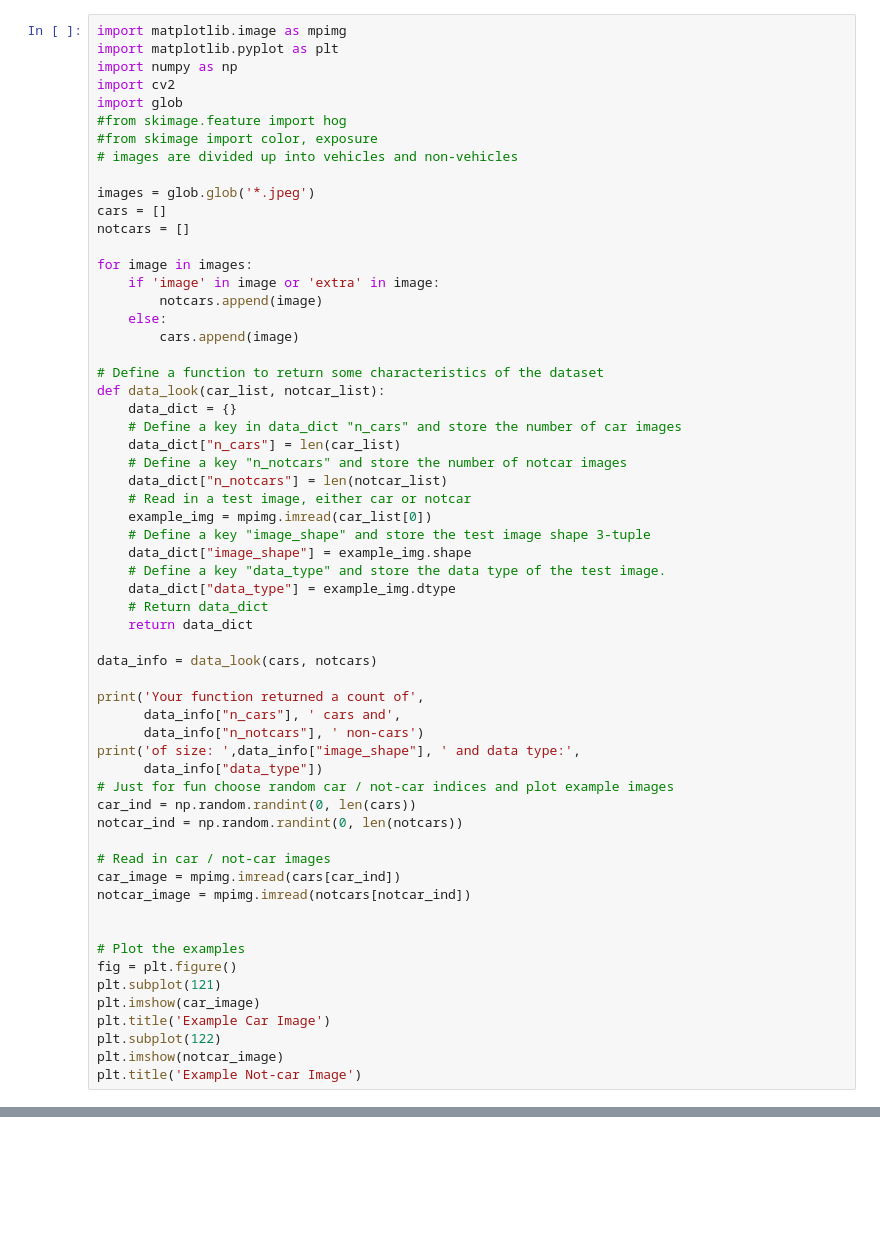
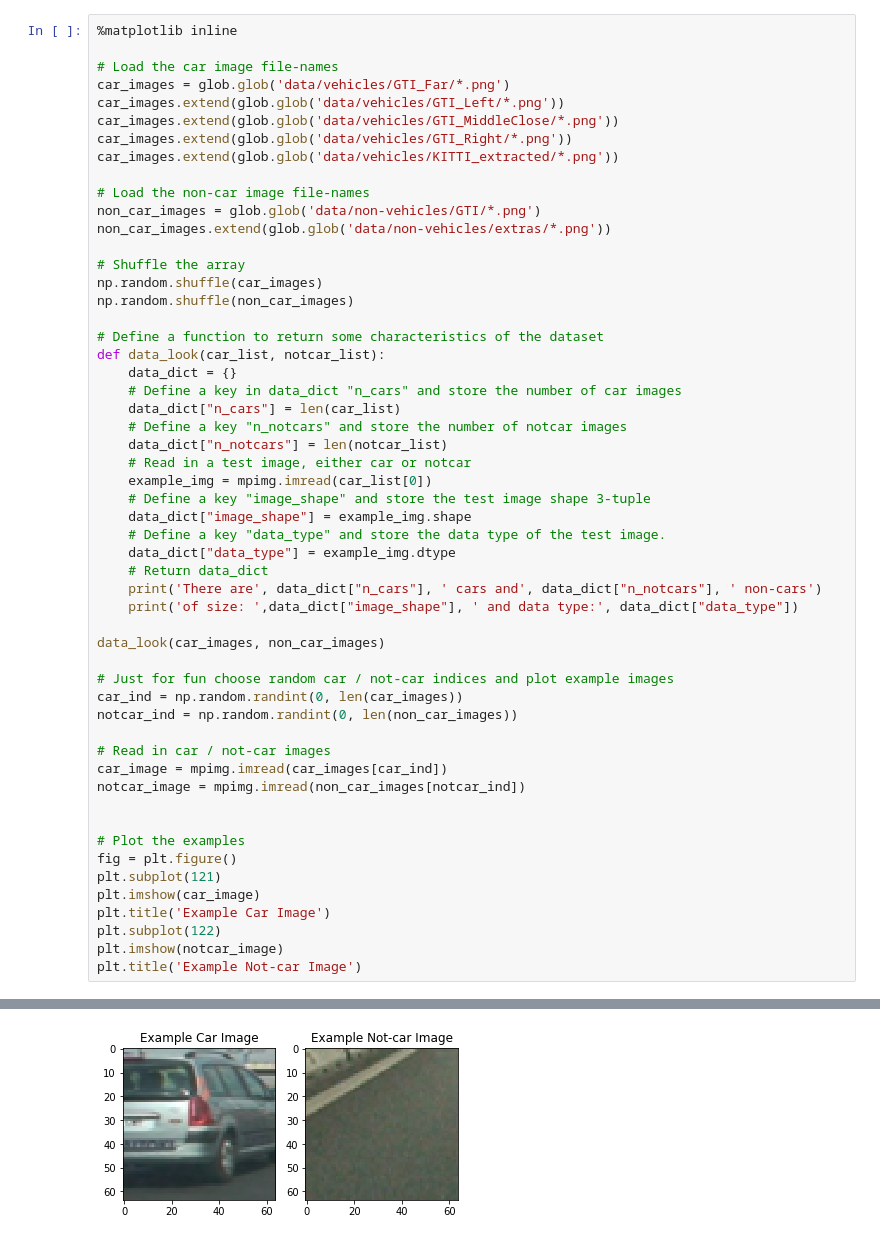
Before and after one commit to johnciocoiu/udacity-nd-self-driving-car-project-5, a Jupyter notebook: vehicle-detection.ipynb, the cells around one changed output, grey strips where cells are left out. Cells and saved outputs as stored; diff of their text form; blank space fills up the shorter version.

```diff
--- a/vehicle-detection.ipynb
+++ b/vehicle-detection.ipynb
@@ -4,22 +21,20 @@ import numpy as np
 # %%
-import matplotlib.image as mpimg
-import matplotlib.pyplot as plt
-import numpy as np
-import cv2
-import glob
-#from skimage.feature import hog
-#from skimage import color, exposure
-# images are divided up into vehicles and non-vehicles
+%matplotlib inline
 
-images = glob.glob('*.jpeg')
-cars = []
-notcars = []
+# Load the car image file-names
+car_images = glob.glob('data/vehicles/GTI_Far/*.png')
+car_images.extend(glob.glob('data/vehicles/GTI_Left/*.png'))
+car_images.extend(glob.glob('data/vehicles/GTI_MiddleClose/*.png'))
+car_images.extend(glob.glob('data/vehicles/GTI_Right/*.png'))
+car_images.extend(glob.glob('data/vehicles/KITTI_extracted/*.png'))
 
-for image in images:
-    if 'image' in image or 'extra' in image:
-        notcars.append(image)
-    else:
-        cars.append(image)
+# Load the non-car image file-names
+non_car_images = glob.glob('data/non-vehicles/GTI/*.png')
+non_car_images.extend(glob.glob('data/non-vehicles/extras/*.png'))
+
+# Shuffle the array
+np.random.shuffle(car_images)
+np.random.shuffle(non_car_images)
 
 # Define a function to return some characteristics of the dataset
 def data_look(car_list, notcar_list):
@@ -35,22 +50,18 @@ def data_look(car_list, notcar_list):
     # Define a key "data_type" and store the data type of the test image.
     data_dict["data_type"] = example_img.dtype
     # Return data_dict
-    return data_dict
+    print('There are', data_dict["n_cars"], ' cars and', data_dict["n_notcars"], ' non-cars')
+    print('of size: ',data_dict["image_shape"], ' and data type:', data_dict["data_type"])
 
-data_info = data_look(cars, notcars)
+data_look(car_images, non_car_images)
 
-print('Your function returned a count of',
-      data_info["n_cars"], ' cars and',
-      data_info["n_notcars"], ' non-cars')
-print('of size: ',data_info["image_shape"], ' and data type:',
-      data_info["data_type"])
 # Just for fun choose random car / not-car indices and plot example images
-car_ind = np.random.randint(0, len(cars))
-notcar_ind = np.random.randint(0, len(notcars))
+car_ind = np.random.randint(0, len(car_images))
+notcar_ind = np.random.randint(0, len(non_car_images))
 
 # Read in car / not-car images
-car_image = mpimg.imread(cars[car_ind])
-notcar_image = mpimg.imread(notcars[notcar_ind])
+car_image = mpimg.imread(car_images[car_ind])
+notcar_image = mpimg.imread(non_car_images[notcar_ind])
 
 
 # Plot the examples
@@ -61,3 +72,4 @@ plt.title('Example Car Image')
 plt.subplot(122)
 plt.imshow(notcar_image)
 plt.title('Example Not-car Image')
+# %% [output]
@@ -63,0 +79 @@ plt.title('Example Not-car Image')
+[figure, added]
```
Also changed, not shown: parts of 28 cells of this notebook, 8 other files.
